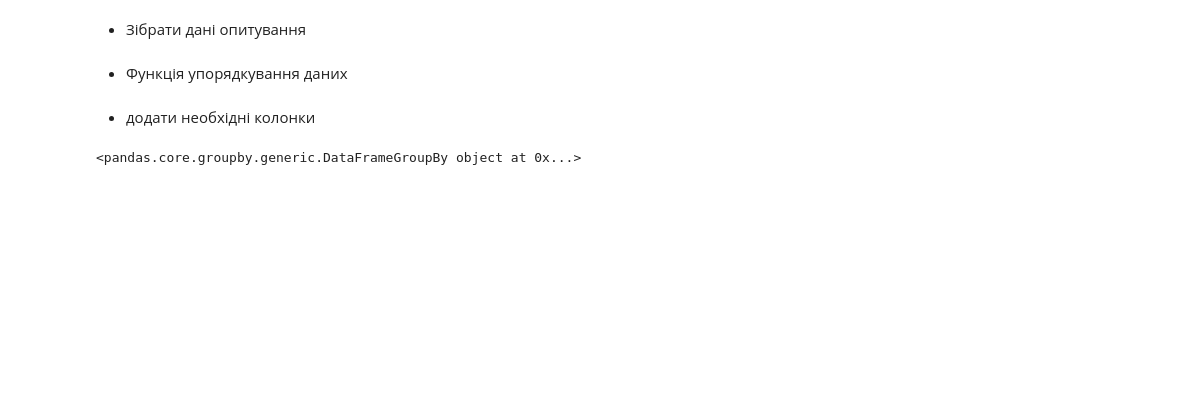
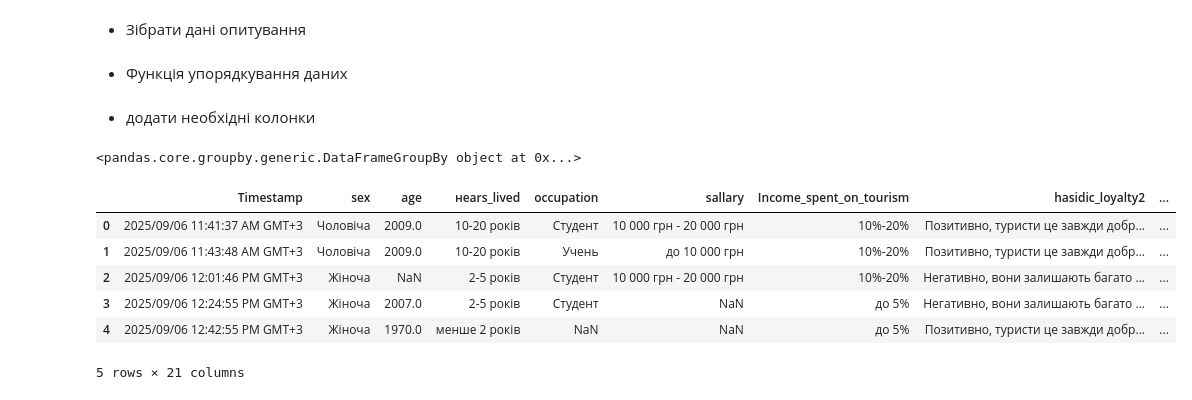
Before and after one commit to kucheriavii/volodymyr-tourism-survey, a Jupyter notebook: create_dataframe.ipynb, the cells around one changed output. Drawn from its saved outputs; the diff is of its cells as text; code cells hidden in the pictures; blank space fills up the shorter version.

```diff
--- a/create_dataframe.ipynb
+++ b/create_dataframe.ipynb
@@ -55,5 +55,15 @@ df_union["hasidic_loyalty_total"] = df_union["hasidic_loyalty"].fillna(df_union[
 df_union.groupby('sex')
 # %% [output]
 <pandas.core.groupby.generic.DataFrameGroupBy object at 0x...>
+# %%
+df_union.head()
+# %% [output]
+|  | Timestamp | sex | age | нears_lived | occupation | sallary | Income_spent_on_tourism | hasidic_loyalty2 | ... |
+| 0 | 2025/09/06 11:41:37 AM GMT+3 | Чоловіча | 2009.0 | 10-20 років | Студент | 10 000 грн - 20 000 грн | 10%-20% | Позитивно, туристи це завжди добр... | ... |
+| 1 | 2025/09/06 11:43:48 AM GMT+3 | Чоловіча | 2009.0 | 10-20 років | Учень | до 10 000 грн | 10%-20% | Позитивно, туристи це завжди добр... | ... |
+| 2 | 2025/09/06 12:01:46 PM GMT+3 | Жіноча | NaN | 2-5 років | Студент | 10 000 грн - 20 000 грн | 10%-20% | Негативно, вони залишають багато ... | ... |
+| 3 | 2025/09/06 12:24:55 PM GMT+3 | Жіноча | 2007.0 | 2-5 років | Студент | NaN | до 5% | Негативно, вони залишають багато ... | ... |
+| 4 | 2025/09/06 12:42:55 PM GMT+3 | Жіноча | 1970.0 | менше 2 років | NaN | NaN | до 5% | Позитивно, туристи це завжди добр... | ... |
+5 rows × 21 columns
 # %%
 counts = df_union['sex'].fillna("Не вказано").value_counts(dropna=False)
```
Also changed, not shown: parts of 1 cell of this notebook.
